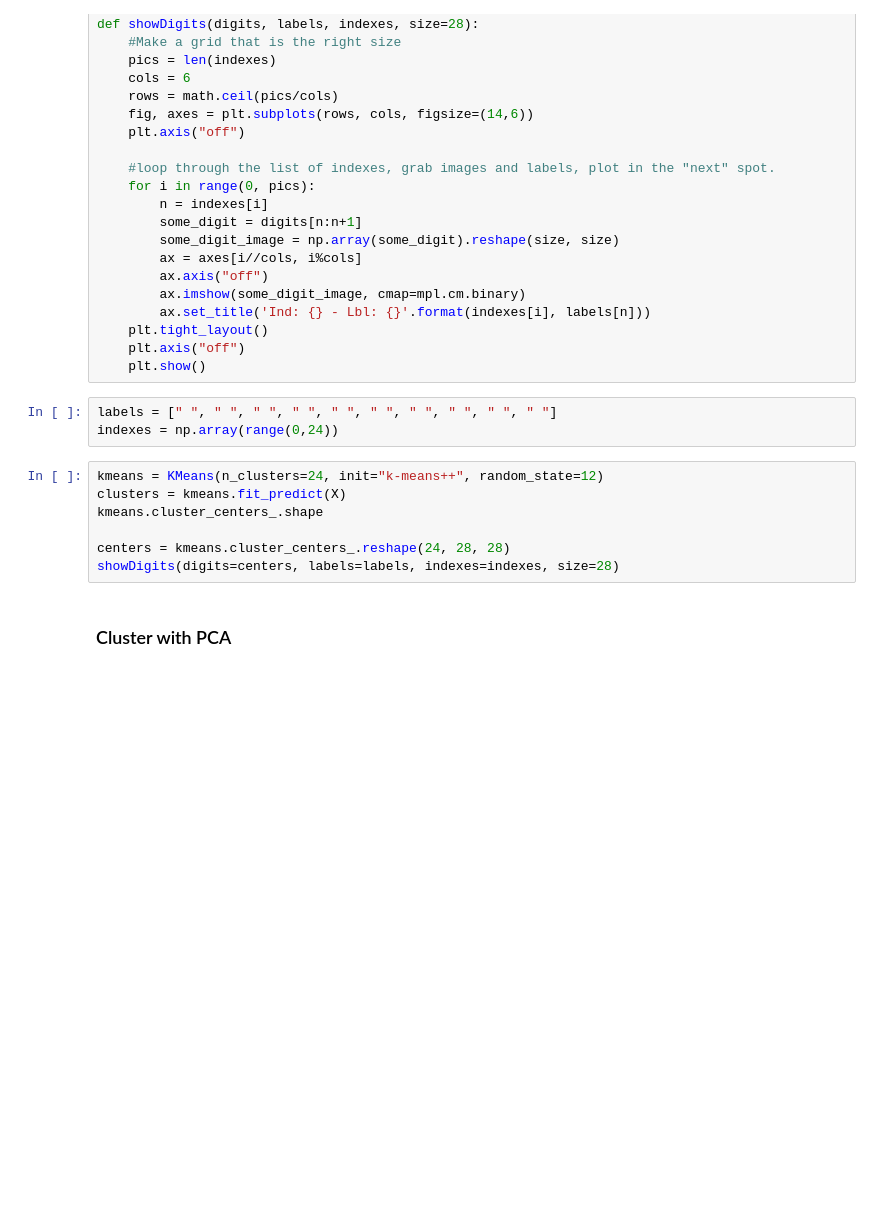
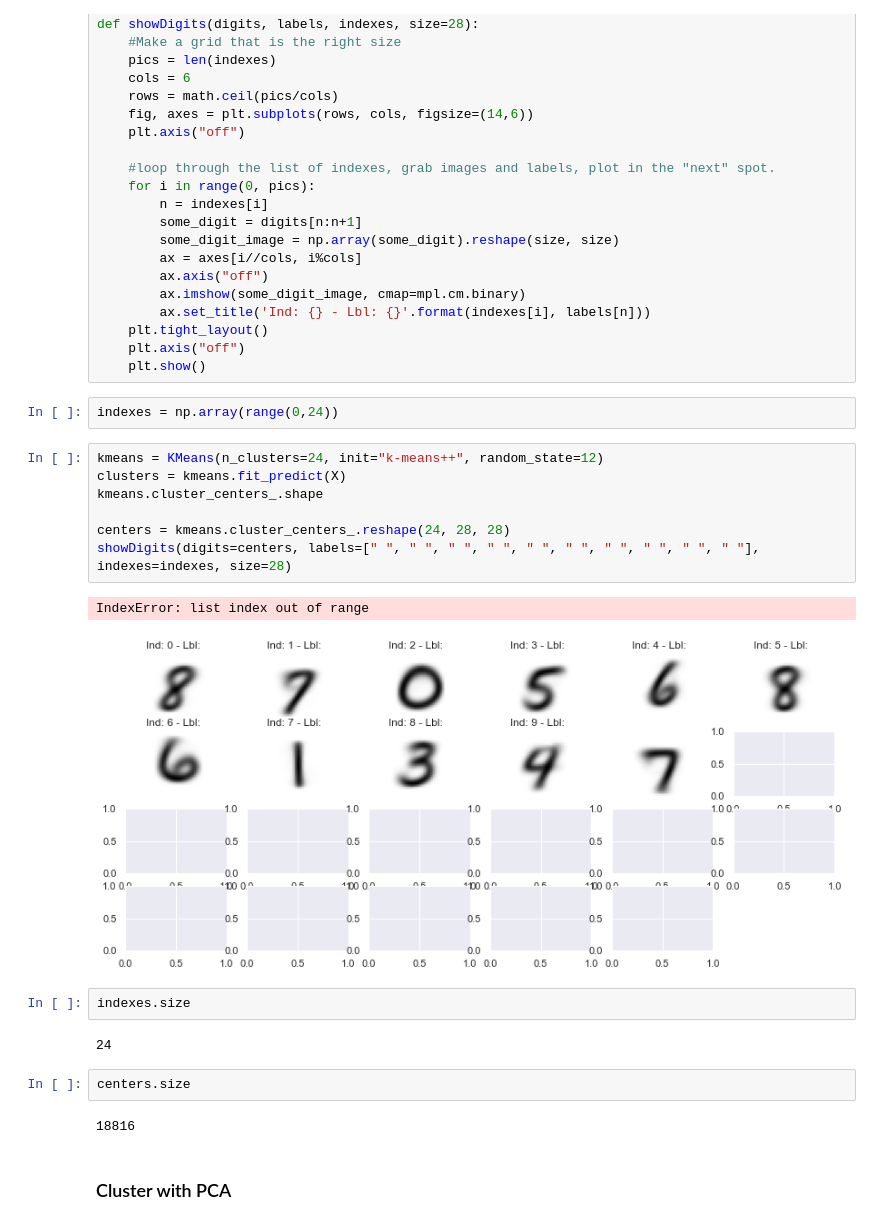
Before and after one commit to sijiahao-hub/ItML_Asn_3_Students, a Jupyter notebook: cluster_asn.ipynb, the cells around one changed output. Saved outputs shown, nothing was run; the diff lists cells and outputs as text; blank space fills up the shorter version.

```diff
--- a/cluster_asn.ipynb
+++ b/cluster_asn.ipynb
@@ -117,15 +117,25 @@ def showDigits(digits, labels, indexes, size=28):
     plt.axis("off")
     plt.show()
 # %%
-labels = [" ", " ", " ", " ", " ", " ", " ", " ", " ", " "]
 indexes = np.array(range(0,24))
 # %%
 kmeans = KMeans(n_clusters=24, init="k-means++", random_state=12)
 clusters = kmeans.fit_predict(X)
 kmeans.cluster_centers_.shape
 
 centers = kmeans.cluster_centers_.reshape(24, 28, 28)
-showDigits(digits=centers, labels=labels, indexes=indexes, size=28)
+showDigits(digits=centers, labels=[" ", " ", " ", " ", " ", " ", " ", " ", " ", " "], indexes=indexes, size=28)
+# %% [output]
+IndexError: list index out of range
+[figure, added]
+# %%
+indexes.size
+# %% [output]
+24
+# %%
+centers.size
+# %% [output]
+18816
 # %% [markdown]
 ### Cluster with PCA
 # %%
```
Also changed, not shown: parts of 1 cell of this notebook.
